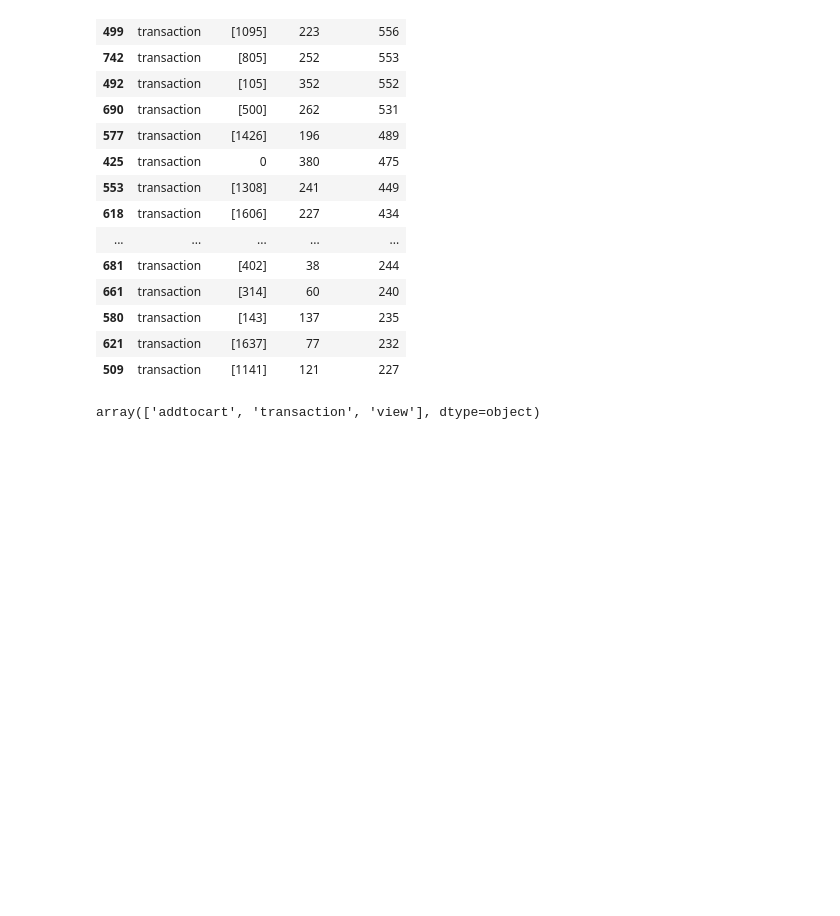
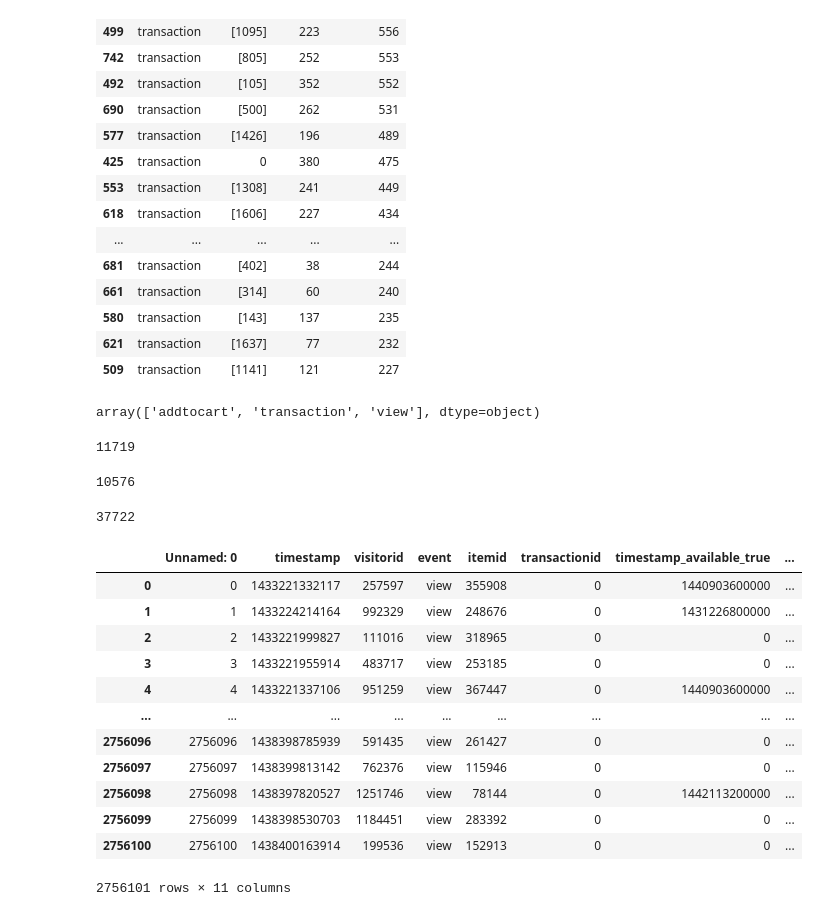
Before and after one commit to AndreyProkofiev/mle-pr-final, a Jupyter notebook: notebooks/eda.ipynb, the cells around one changed output. Cells and saved outputs as stored; diff of their text form; code cells hidden in the pictures; blank space fills up the shorter version.

```diff
--- a/notebooks/eda.ipynb
+++ b/notebooks/eda.ipynb
@@ -589,3 +587,16 @@ category_events[category_events['event']=='transaction'].sort_values('timestamp'
 category_events['event'].unique()
 # %% [output]
 array(['addtocart', 'transaction', 'view'], dtype=object)
+# %%
+byers = merged[merged['event'] == 'transaction'].visitorid.unique()
+len(byers)
+# %% [output]
+11719
+# %%
+merged[(merged['event'] == 'addtocart') & (merged['visitorid'].isin(byers))].visitorid.nunique()
+# %% [output]
+10576
+# %%
+merged[(merged['event'] == 'addtocart')].visitorid.nunique()
+# %% [output]
+37722
@@ -591,0 +605,17 @@ array(['addtocart', 'transaction', 'view'], dtype=object)
+# %%
+merged = pd.read_csv(os.path.join('/home/mle-user/mle_projects/mle-pr-final/data/processed', 'big_tab.csv.gz' ))
+merged
+# %% [output]
+|  | Unnamed: 0 | timestamp | visitorid | event | itemid | transactionid | timestamp_available_true | ... |
+| 0 | 0 | 1433221332117 | 257597 | view | 355908 | 0 | 1440903600000 | ... |
+| 1 | 1 | 1433224214164 | 992329 | view | 248676 | 0 | 1431226800000 | ... |
+| 2 | 2 | 1433221999827 | 111016 | view | 318965 | 0 | 0 | ... |
+| 3 | 3 | 1433221955914 | 483717 | view | 253185 | 0 | 0 | ... |
+| 4 | 4 | 1433221337106 | 951259 | view | 367447 | 0 | 1440903600000 | ... |
+| ... | ... | ... | ... | ... | ... | ... | ... | ... |
+| 2756096 | 2756096 | 1438398785939 | 591435 | view | 261427 | 0 | 0 | ... |
+| 2756097 | 2756097 | 1438399813142 | 762376 | view | 115946 | 0 | 0 | ... |
+| 2756098 | 2756098 | 1438397820527 | 1251746 | view | 78144 | 0 | 1442113200000 | ... |
+| 2756099 | 2756099 | 1438398530703 | 1184451 | view | 283392 | 0 | 0 | ... |
+| 2756100 | 2756100 | 1438400163914 | 199536 | view | 152913 | 0 | 0 | ... |
+2756101 rows × 11 columns
```
Also changed, not shown: parts of 7 cells of this notebook, 2 other files.
